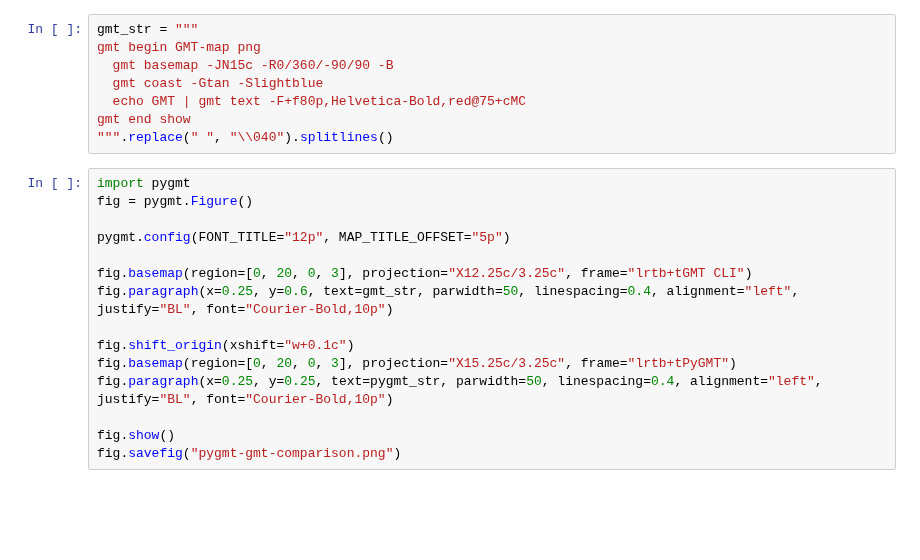
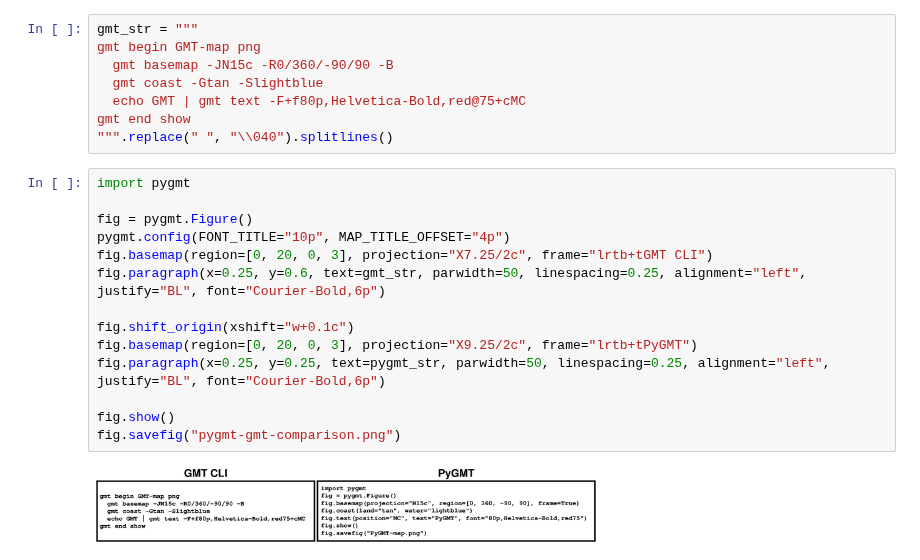
Before and after one commit to GenericMappingTools/pygmt-paper-figures, a Jupyter notebook: 1.PyGMT-GMT-comparison.ipynb, the cells around one changed output. Saved outputs shown, nothing was run; the diff lists cells and outputs as text; blank space fills up the shorter version.

Commit message:
Use a small figure size

```diff
--- a/1.PyGMT-GMT-comparison.ipynb
+++ b/1.PyGMT-GMT-comparison.ipynb
@@ -35,16 +37,17 @@ gmt end show
 """.replace(" ", "\\040").splitlines()
 # %%
 import pygmt
+
 fig = pygmt.Figure()
-
-pygmt.config(FONT_TITLE="12p", MAP_TITLE_OFFSET="5p")
-
-fig.basemap(region=[0, 20, 0, 3], projection="X12.25c/3.25c", frame="lrtb+tGMT CLI")
-fig.paragraph(x=0.25, y=0.6, text=gmt_str, parwidth=50, linespacing=0.4, alignment="left", justify="BL", font="Courier-Bold,10p")
+pygmt.config(FONT_TITLE="10p", MAP_TITLE_OFFSET="4p")
+fig.basemap(region=[0, 20, 0, 3], projection="X7.25/2c", frame="lrtb+tGMT CLI")
+fig.paragraph(x=0.25, y=0.6, text=gmt_str, parwidth=50, linespacing=0.25, alignment="left", justify="BL", font="Courier-Bold,6p")
 
 fig.shift_origin(xshift="w+0.1c")
-fig.basemap(region=[0, 20, 0, 3], projection="X15.25c/3.25c", frame="lrtb+tPyGMT")
-fig.paragraph(x=0.25, y=0.25, text=pygmt_str, parwidth=50, linespacing=0.4, alignment="left", justify="BL", font="Courier-Bold,10p")
+fig.basemap(region=[0, 20, 0, 3], projection="X9.25/2c", frame="lrtb+tPyGMT")
+fig.paragraph(x=0.25, y=0.25, text=pygmt_str, parwidth=50, linespacing=0.25, alignment="left", justify="BL", font="Courier-Bold,6p")
 
 fig.show()
 fig.savefig("pygmt-gmt-comparison.png")
+# %% [output]
+[figure, added]
```
Also changed, not shown: parts of 1 cell of this notebook.
